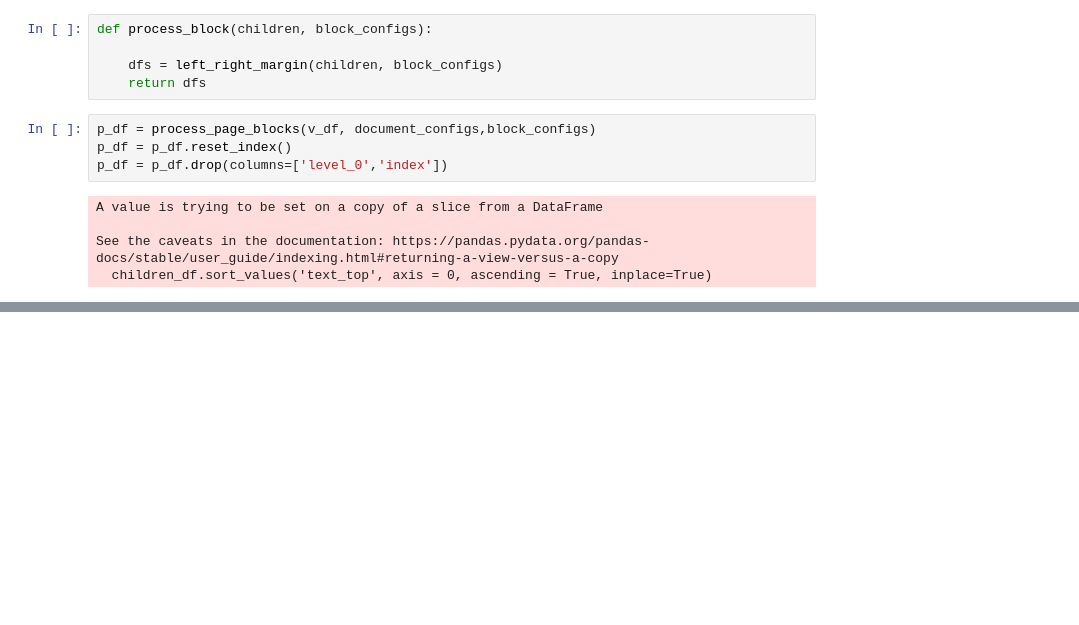
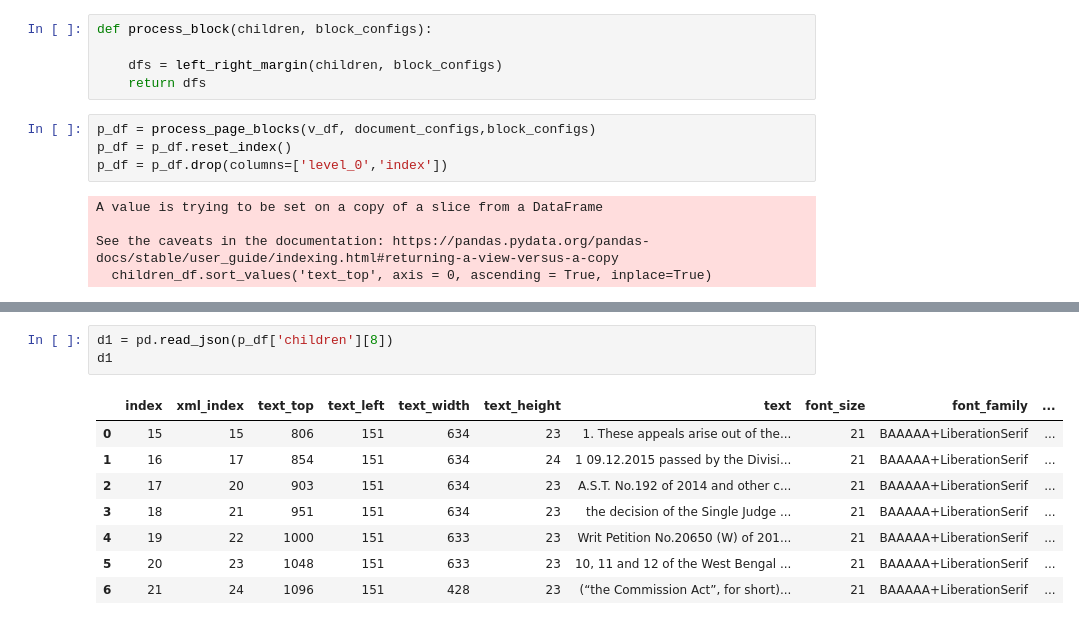
Before and after one commit to kumardeepak/document-structure, a Jupyter notebook: notebooks/DOCUMENT_STRUCTURE_NARESH.ipynb, the cells around one changed output, grey strips where cells are left out. Drawn from its saved outputs; the diff is of its cells as text; blank space fills up the shorter version.

```diff
--- a/notebooks/DOCUMENT_STRUCTURE_NARESH.ipynb
+++ b/notebooks/DOCUMENT_STRUCTURE_NARESH.ipynb
@@ -146,0 +161,12 @@ draw_box(img_filepath, page_width, page_height, p_df, color='red')
+# %%
+d1 = pd.read_json(p_df['children'][8])
+d1
+# %% [output]
+|  | index | xml_index | text_top | text_left | text_width | text_height | text | font_size | font_family | ... |
+| 0 | 15 | 15 | 806 | 151 | 634 | 23 | 1. These appeals arise out of the... | 21 | BAAAAA+LiberationSerif | ... |
+| 1 | 16 | 17 | 854 | 151 | 634 | 24 | 1 09.12.2015 passed by the Divisi... | 21 | BAAAAA+LiberationSerif | ... |
+| 2 | 17 | 20 | 903 | 151 | 634 | 23 | A.S.T. No.192 of 2014 and other c... | 21 | BAAAAA+LiberationSerif | ... |
+| 3 | 18 | 21 | 951 | 151 | 634 | 23 | the decision of the Single Judge ... | 21 | BAAAAA+LiberationSerif | ... |
+| 4 | 19 | 22 | 1000 | 151 | 633 | 23 | Writ Petition No.20650 (W) of 201... | 21 | BAAAAA+LiberationSerif | ... |
+| 5 | 20 | 23 | 1048 | 151 | 633 | 23 | 10, 11 and 12 of the West Bengal ... | 21 | BAAAAA+LiberationSerif | ... |
+| 6 | 21 | 24 | 1096 | 151 | 428 | 23 | (“the Commission Act”, for short)... | 21 | BAAAAA+LiberationSerif | ... |
```
Also changed, not shown: parts of 5 cells of this notebook, 1 other file.
